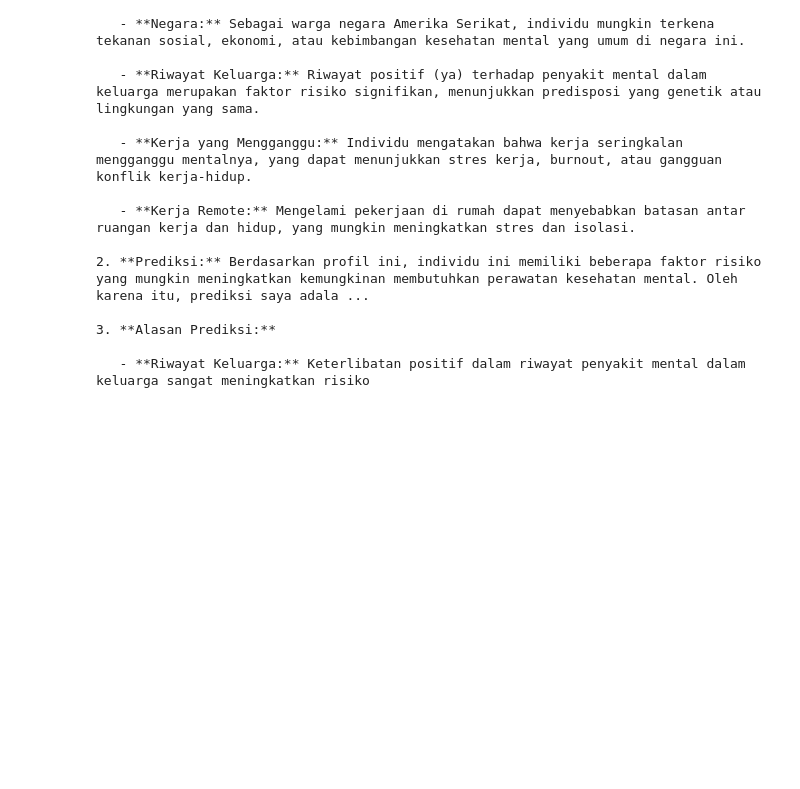
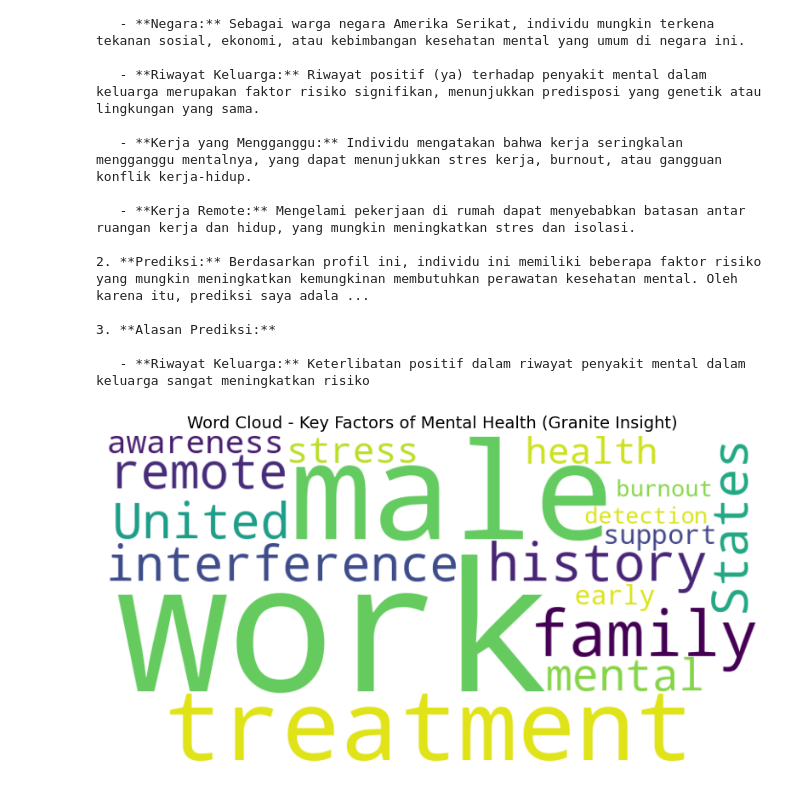
Before and after one commit to fauzanashshidiq/mental_health_granite_analysis, a Jupyter notebook: mental_health_granite_analysis.ipynb, the cells around one changed output. Drawn from its saved outputs; the diff is of its cells as text; code cells hidden in the pictures; blank space fills up the shorter version.

```diff
--- a/mental_health_granite_analysis.ipynb
+++ b/mental_health_granite_analysis.ipynb
@@ -271,3 +271,21 @@ print(prediction)
 3. **Alasan Prediksi:**
 
    - **Riwayat Keluarga:** Keterlibatan positif dalam riwayat penyakit mental dalam keluarga sangat meningkatkan risiko
+# %%
+from wordcloud import WordCloud
+import matplotlib.pyplot as plt
+
+text = """
+male, treatment, family history, work interference, remote work, United States,
+mental health, stress, awareness, support, early detection, burnout
+"""
+
+wordcloud = WordCloud(width=800, height=400, background_color='white').generate(text)
+
+plt.figure(figsize=(10,5))
+plt.imshow(wordcloud, interpolation='bilinear')
+plt.axis("off")
+plt.title("Word Cloud - Key Factors of Mental Health (Granite Insight)", fontsize=14)
+plt.show()
+# %% [output]
+[figure, added]
```
